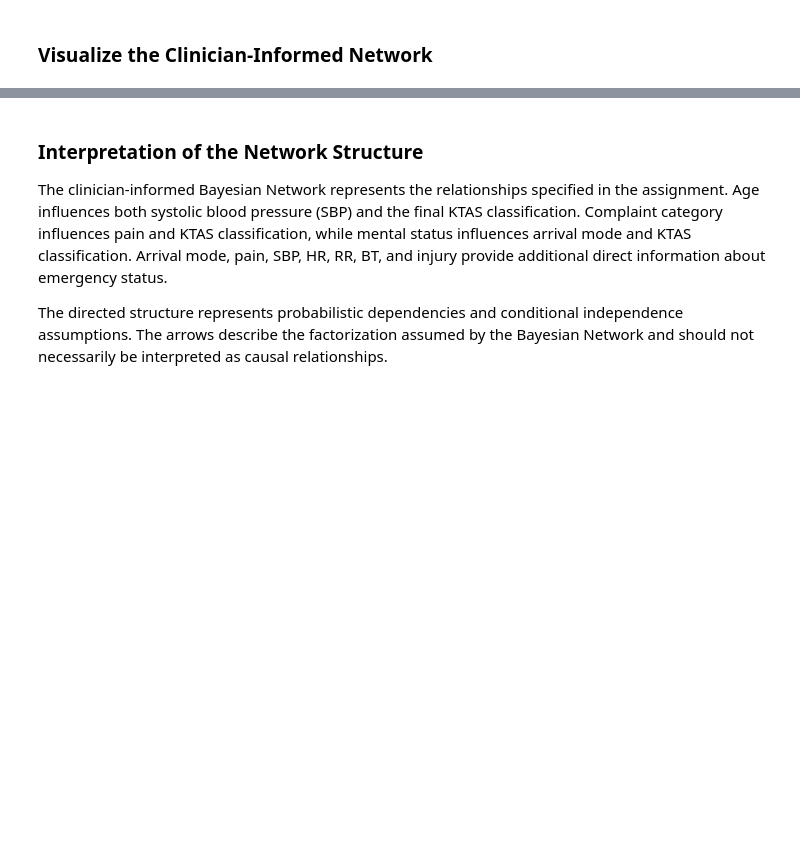
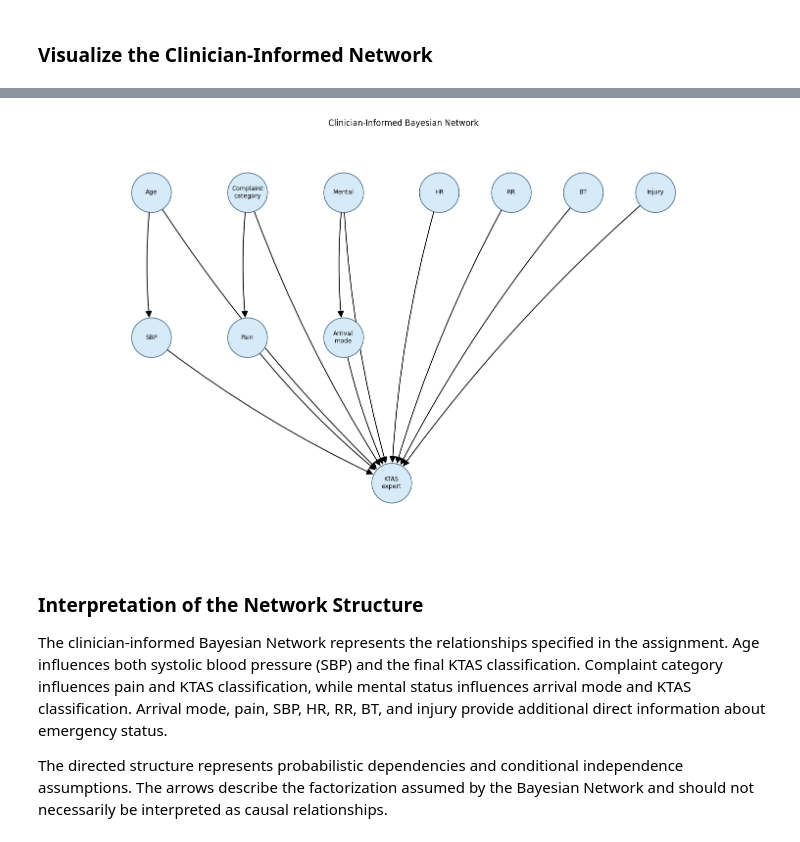
Before and after one commit to Zimengyi/ER-Triage-Classification-Using-Bayesian-Networks, a Jupyter notebook: ER_Triage_Classification_Using_Bayesian_Networks.ipynb, the cells around one changed output, grey strips where cells are left out. Saved outputs shown, nothing was run; the diff lists cells and outputs as text; code cells hidden in the pictures; blank space fills up the shorter version.

```diff
--- a/ER_Triage_Classification_Using_Bayesian_Networks.ipynb
+++ b/ER_Triage_Classification_Using_Bayesian_Networks.ipynb
@@ -621,3 +600,73 @@ plt.show()
+# %%
+def draw_bn(model, title, pos=None):
+    G = nx.DiGraph()
+    G.add_nodes_from(model.nodes())
+    G.add_edges_from(model.edges())
+
+    if pos is None:
+        pos = nx.circular_layout(G)
+
+    labels = {
+        node: node.replace("_", "\n")
+        for node in G.nodes()
+    }
+
+    fig, ax = plt.subplots(figsize=(15, 9))
+
+    nx.draw_networkx_nodes(
+        G, pos,
+        node_size=3400,
+        node_color="#D7EAF7",
+        edgecolors="#315A78",
+        ax=ax
+    )
+
+    nx.draw_networkx_labels(
+        G, pos,
+        labels=labels,
+        font_size=9,
+        ax=ax
+    )
+
+    nx.draw_networkx_edges(
+        G, pos,
+        arrows=True,
+        arrowstyle="-|>",
+        arrowsize=20,
+        node_size=3400,
+        connectionstyle="arc3,rad=0.06",
+        width=1.3,
+        ax=ax
+    )
+
+    ax.set_title(title)
+    ax.margins(0.15)
+    ax.axis("off")
+    plt.tight_layout()
+    plt.show()
+
+
+clinician_pos = {
+    "Age": (-4, 2),
+    "Complaint_category": (-2, 2),
+    "Mental": (0, 2),
+    "HR": (2, 2),
+    "RR": (3.5, 2),
+    "BT": (5, 2),
+    "Injury": (6.5, 2),
+    "SBP": (-4, 0),
+    "Pain": (-2, 0),
+    "Arrival_mode": (0, 0),
+    "KTAS_expert": (1, -2)
+}
+
+draw_bn(
+    clinician_model,
+    "Clinician-Informed Bayesian Network",
+    pos=clinician_pos
+)
+# %% [output]
+[figure, added]
 # %% [markdown]
 ### Interpretation of the Network Structure
 
```
Also changed, not shown: parts of 40 cells of this notebook.
